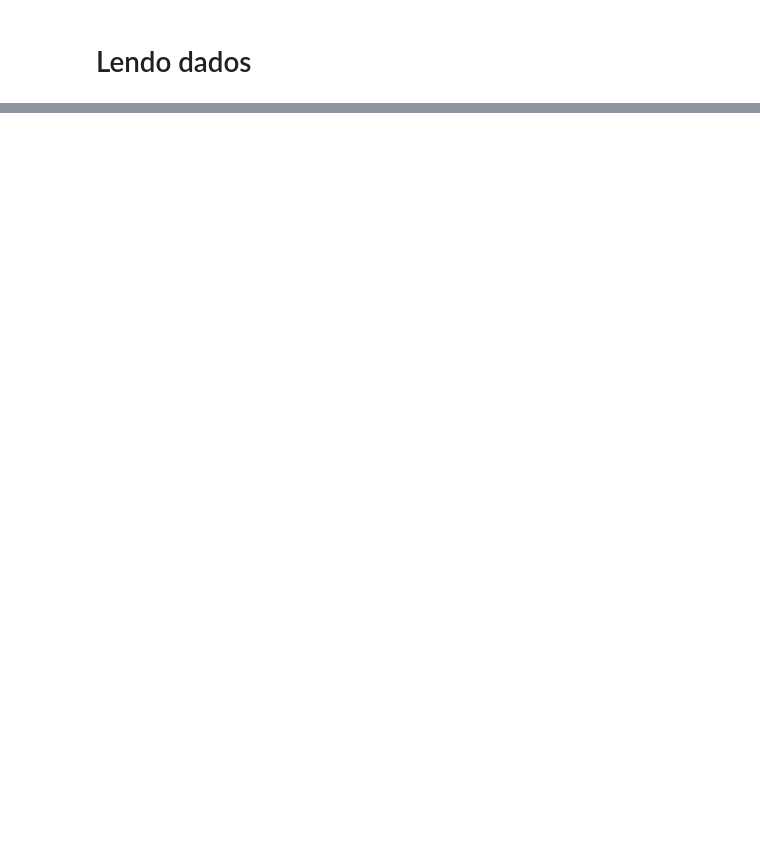
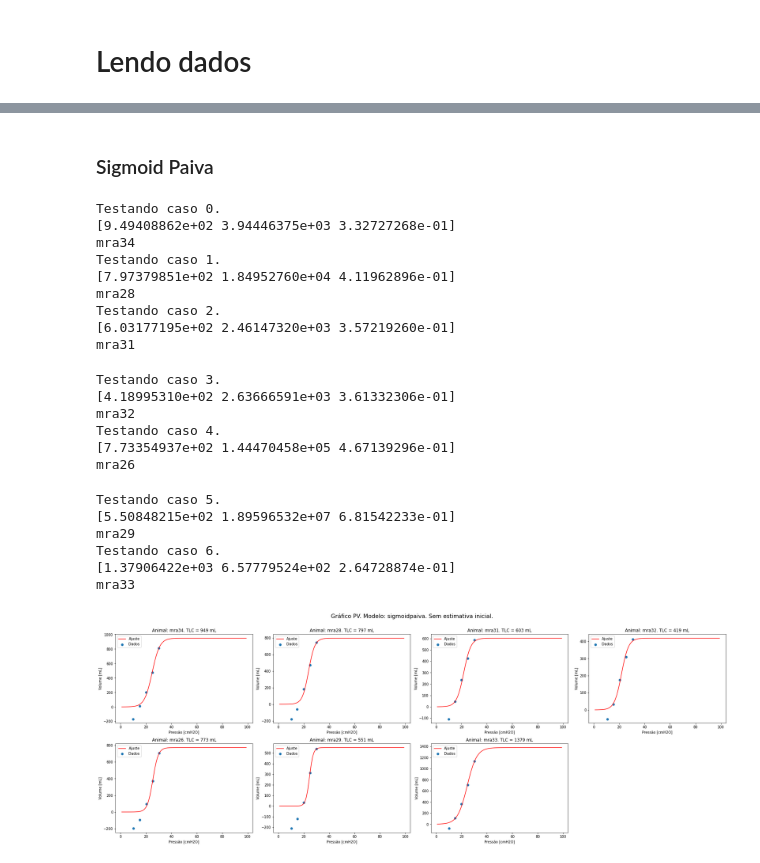
Before and after one commit to edlbcamargo/recrutabilidade, a Jupyter notebook: testa_modelos.ipynb, the cells around one changed output, grey strips where cells are left out. Saved outputs shown, nothing was run; the diff lists cells and outputs as text; code cells hidden in the pictures; blank space fills up the shorter version.

```diff
--- a/testa_modelos.ipynb
+++ b/testa_modelos.ipynb
@@ -228,0 +347,28 @@ RuntimeError: Optimal parameters not found: The maximum number of function evalu
+# %% [markdown]
+### Sigmoid Paiva
+# %%
+# sem chute inicial
+testa_modelo(dadosdfD5, sigmoidpaiva, metodo = 'lm', texto = 'Sem estimativa inicial.')
+# %% [output]
+Testando caso 0.
+[9.49408862e+02 3.94446375e+03 3.32727268e-01]
+mra34
+Testando caso 1.
+[7.97379851e+02 1.84952760e+04 4.11962896e-01]
+mra28
+Testando caso 2.
+[6.03177195e+02 2.46147320e+03 3.57219260e-01]
+mra31
+Testando caso 3.
+[4.18995310e+02 2.63666591e+03 3.61332306e-01]
+mra32
+Testando caso 4.
+[7.73354937e+02 1.44470458e+05 4.67139296e-01]
+mra26
+Testando caso 5.
+[5.50848215e+02 1.89596532e+07 6.81542233e-01]
+mra29
+Testando caso 6.
+[1.37906422e+03 6.57779524e+02 2.64728874e-01]
+mra33
+[figure, added]
```
Also changed, not shown: parts of 23 cells of this notebook.
